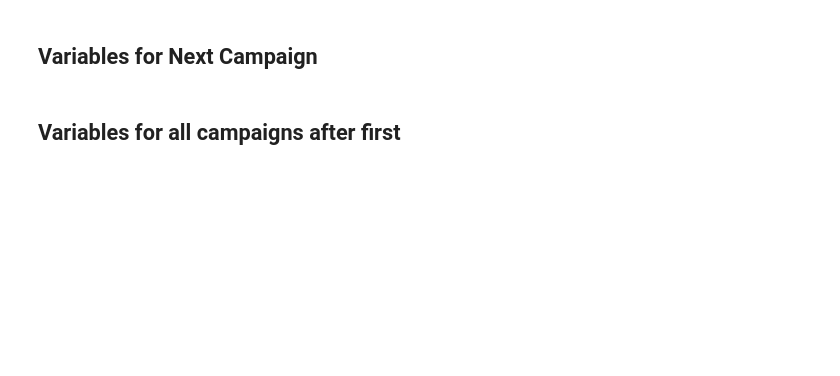
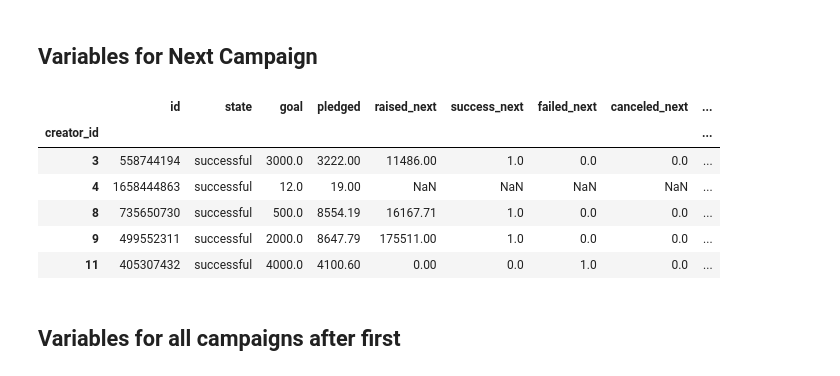
Before and after one commit to sahilpatil98/kickstarter-JMP, a Jupyter notebook: data-cleaning/cleaner.ipynb, the cells around one changed output. Saved outputs shown, nothing was run; the diff lists cells and outputs as text; code cells hidden in the pictures; blank space fills up the shorter version.

```diff
--- a/data-cleaning/cleaner.ipynb
+++ b/data-cleaning/cleaner.ipynb
@@ -21,5 +30,5 @@ df.head()
 # %% [markdown]
 ## Change all dates to datetime
 # %%
-date_columns = ['profile_state_changed_at', 'created_at', 'launched_at', 'deadline', 'state_changed_at']
+date_columns = ['profile_state_changed_at', 'created_at', 'launched_at', 'state_changed_at']
 df[date_columns] = df[date_columns].apply(pd.to_datetime, unit='s')
@@ -26,3 +37,6 @@ df[date_columns] = df[date_columns].apply(pd.to_datetime, unit='s')
+# %%
+df['usd_pledged'] = df['pledged'] * df['static_usd_rate']
+df['usd_goal'] = df['goal'] * df['static_usd_rate']
 # %% [markdown]
 ## Reorder Data
 # %%
@@ -68,16 +107,26 @@ next_campaign['canceled_next'] = np.where(next_campaign['state'] == 'canceled',
 
 # Create column raised next
 next_campaign['raised_next'] = np.where(next_campaign['success_next'] == 1, next_campaign['pledged'], 0)
+next_campaign['raised_next_usd'] = np.where(next_campaign['success_next'] == 1, next_campaign['usd_pledged'], 0)
+
 
 # Map variables to first campaign
-next_campaign = next_campaign[['creator_id', 'success_next', 'failed_next', 'canceled_next', 'raised_next']]
+next_campaign = next_campaign[['creator_id', 'success_next', 'failed_next', 'canceled_next', 'raised_next', 'raised_next_usd']]
 # Set creator id as index
 next_campaign.set_index('creator_id', inplace=True)
 # %%
 # Merge with base
 base = base.merge(next_campaign, on = 'creator_id', how='left')
 # %%
-base[['id', 'state', 'goal', 'pledged', 'raised_next', 'success_next', 'failed_next', 'canceled_next']].head()
+base[['id', 'state', 'goal', 'pledged', 'raised_next', 'success_next', 'failed_next', 'canceled_next', 'raised_next_usd']].head()
+# %% [output]
+|  | id | state | goal | pledged | raised_next | success_next | failed_next | canceled_next | ... |
+| creator_id |  |  |  |  |  |  |  |  | ... |
+| 3 | 558744194 | successful | 3000.0 | 3222.00 | 11486.00 | 1.0 | 0.0 | 0.0 | ... |
+| 4 | 1658444863 | successful | 12.0 | 19.00 | NaN | NaN | NaN | NaN | ... |
+| 8 | 735650730 | successful | 500.0 | 8554.19 | 16167.71 | 1.0 | 0.0 | 0.0 | ... |
+| 9 | 499552311 | successful | 2000.0 | 8647.79 | 175511.00 | 1.0 | 0.0 | 0.0 | ... |
+| 11 | 405307432 | successful | 4000.0 | 4100.60 | 0.00 | 0.0 | 1.0 | 0.0 | ... |
 # %% [markdown]
 ## Variables for all campaigns after first
 # %%
```
Also changed, not shown: parts of 10 cells of this notebook.
